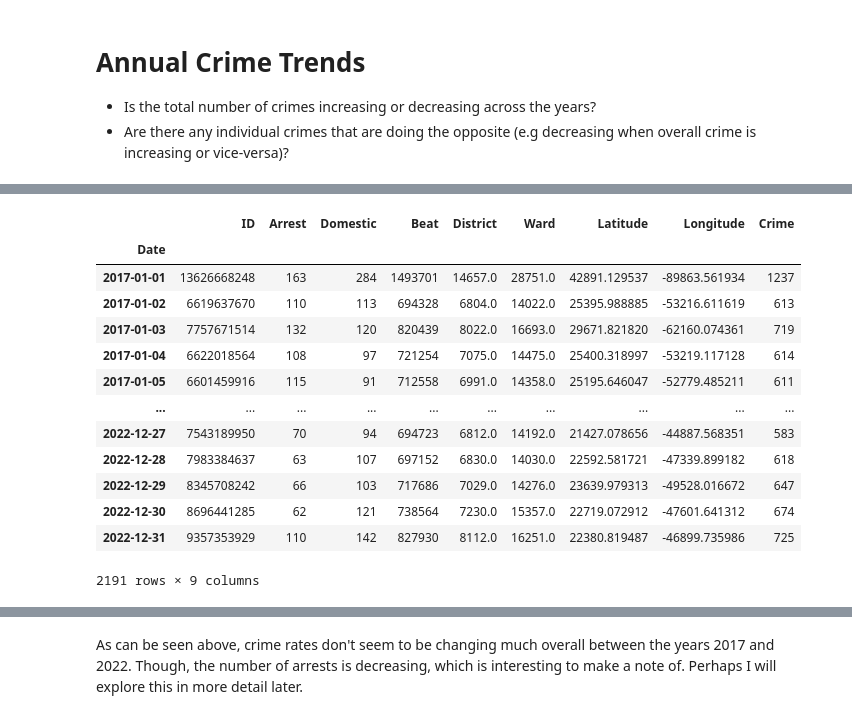
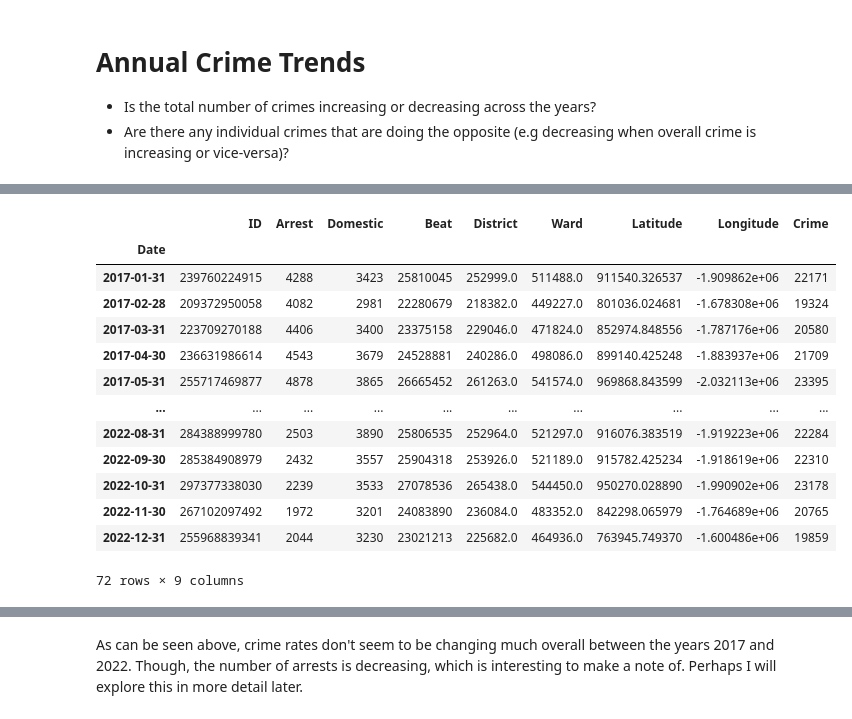
Before and after one commit to JamisonHunter/Chicago-Crime-Data-Analysis, a Jupyter notebook: chicago_crime_data_analysis.ipynb, the cells around one changed output, grey strips where cells are left out. Saved outputs shown, nothing was run; the diff lists cells and outputs as text; code cells hidden in the pictures.

```diff
--- a/chicago_crime_data_analysis.ipynb
+++ b/chicago_crime_data_analysis.ipynb
@@ -209,22 +209,22 @@ time = time.set_index('Date')
 # %%
 time["Crime"] = True
 # %%
-ts = time.resample("D").sum()
+ts = time.resample("M").sum()
 ts
 # %% [output]
 |  | ID | Arrest | Domestic | Beat | District | Ward | Latitude | Longitude | Crime |
 | Date |  |  |  |  |  |  |  |  |  |
-| 2017-01-01 | 13626668248 | 163 | 284 | 1493701 | 14657.0 | 28751.0 | 42891.129537 | -89863.561934 | 1237 |
-| 2017-01-02 | 6619637670 | 110 | 113 | 694328 | 6804.0 | 14022.0 | 25395.988885 | -53216.611619 | 613 |
-| 2017-01-03 | 7757671514 | 132 | 120 | 820439 | 8022.0 | 16693.0 | 29671.821820 | -62160.074361 | 719 |
-| 2017-01-04 | 6622018564 | 108 | 97 | 721254 | 7075.0 | 14475.0 | 25400.318997 | -53219.117128 | 614 |
-| 2017-01-05 | 6601459916 | 115 | 91 | 712558 | 6991.0 | 14358.0 | 25195.646047 | -52779.485211 | 611 |
+| 2017-01-31 | 239760224915 | 4288 | 3423 | 25810045 | 252999.0 | 511488.0 | 911540.326537 | -1.909862e+06 | 22171 |
+| 2017-02-28 | 209372950058 | 4082 | 2981 | 22280679 | 218382.0 | 449227.0 | 801036.024681 | -1.678308e+06 | 19324 |
+| 2017-03-31 | 223709270188 | 4406 | 3400 | 23375158 | 229046.0 | 471824.0 | 852974.848556 | -1.787176e+06 | 20580 |
+| 2017-04-30 | 236631986614 | 4543 | 3679 | 24528881 | 240286.0 | 498086.0 | 899140.425248 | -1.883937e+06 | 21709 |
+| 2017-05-31 | 255717469877 | 4878 | 3865 | 26665452 | 261263.0 | 541574.0 | 969868.843599 | -2.032113e+06 | 23395 |
 | ... | ... | ... | ... | ... | ... | ... | ... | ... | ... |
-| 2022-12-27 | 7543189950 | 70 | 94 | 694723 | 6812.0 | 14192.0 | 21427.078656 | -44887.568351 | 583 |
-| 2022-12-28 | 7983384637 | 63 | 107 | 697152 | 6830.0 | 14030.0 | 22592.581721 | -47339.899182 | 618 |
-| 2022-12-29 | 8345708242 | 66 | 103 | 717686 | 7029.0 | 14276.0 | 23639.979313 | -49528.016672 | 647 |
-| 2022-12-30 | 8696441285 | 62 | 121 | 738564 | 7230.0 | 15357.0 | 22719.072912 | -47601.641312 | 674 |
-| 2022-12-31 | 9357353929 | 110 | 142 | 827930 | 8112.0 | 16251.0 | 22380.819487 | -46899.735986 | 725 |
+| 2022-08-31 | 284388999780 | 2503 | 3890 | 25806535 | 252964.0 | 521297.0 | 916076.383519 | -1.919223e+06 | 22284 |
+| 2022-09-30 | 285384908979 | 2432 | 3557 | 25904318 | 253926.0 | 521189.0 | 915782.425234 | -1.918619e+06 | 22310 |
+| 2022-10-31 | 297377338030 | 2239 | 3533 | 27078536 | 265438.0 | 544450.0 | 950270.028890 | -1.990902e+06 | 23178 |
+| 2022-11-30 | 267102097492 | 1972 | 3201 | 24083890 | 236084.0 | 483352.0 | 842298.065979 | -1.764689e+06 | 20765 |
+| 2022-12-31 | 255968839341 | 2044 | 3230 | 23021213 | 225682.0 | 464936.0 | 763945.749370 | -1.600486e+06 | 19859 |
-2191 rows × 9 columns
+72 rows × 9 columns
 # %%
 ax = ts["Domestic"].plot(figsize=(12,4))
```
Also changed, not shown: parts of 3 cells of this notebook.
